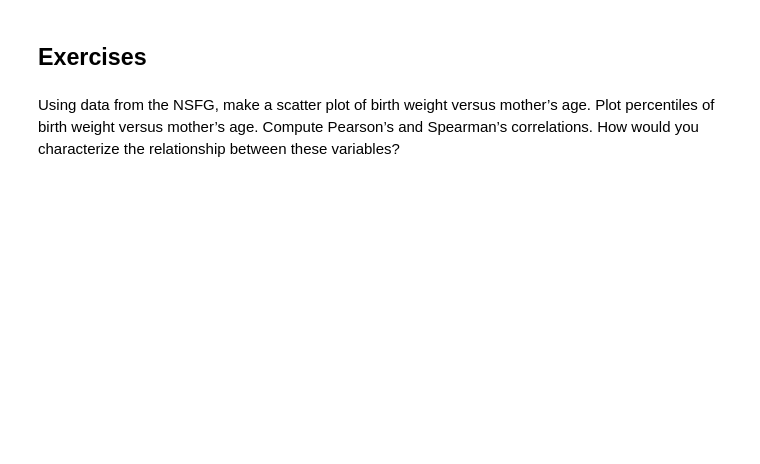
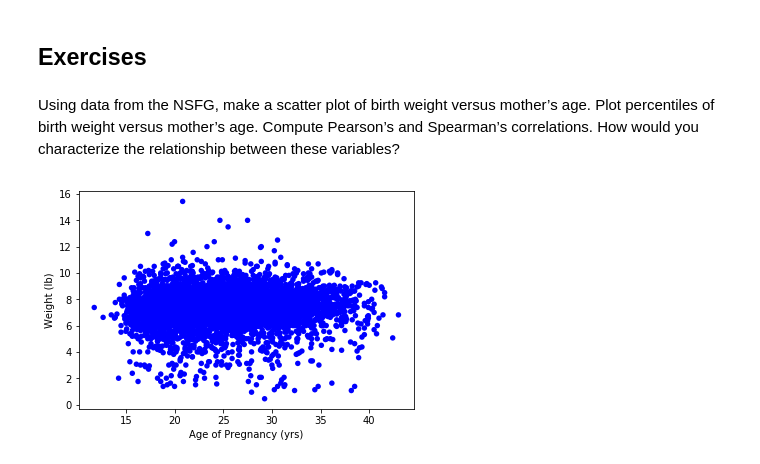
Before and after one commit to ijmiller2/ThinkStats2, a Jupyter notebook: code/chap07ex.ipynb, the cells around one changed output. Cells and saved outputs as stored; diff of their text form; code cells hidden in the pictures; blank space fills up the shorter version.

```diff
--- a/code/chap07ex.ipynb
+++ b/code/chap07ex.ipynb
@@ -312,3 +312,14 @@ import first
 
 live, firsts, others = first.MakeFrames()
 live = live.dropna(subset=['agepreg', 'totalwgt_lb'])
+# %%
+sample = SampleRows(live, 5000)
+
+agepreg, totalwgt_lb = sample.agepreg, sample.totalwgt_lb
+
+thinkplot.Scatter(agepreg, totalwgt_lb, alpha=1)
+thinkplot.Config(xlabel='Age of Pregnancy (yrs)',
+                 ylabel='Weight (lb)',
+                 legend=False)
+# %% [output]
+[figure, added]
```
Also changed, not shown: parts of 23 cells of this notebook.
